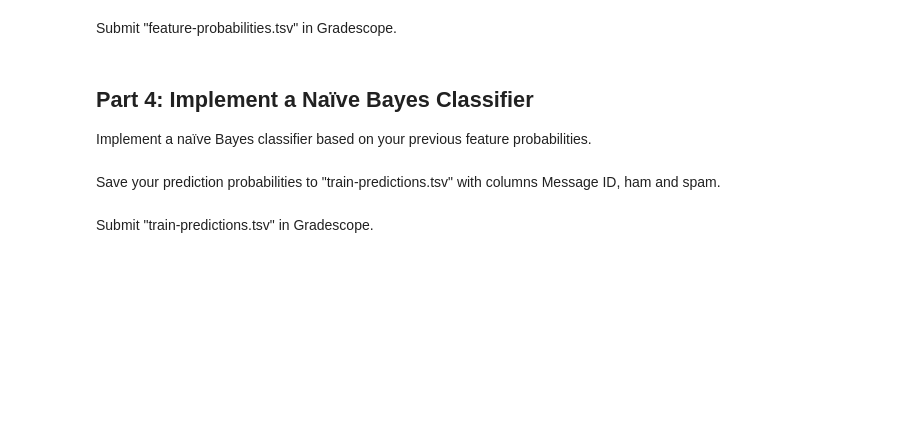
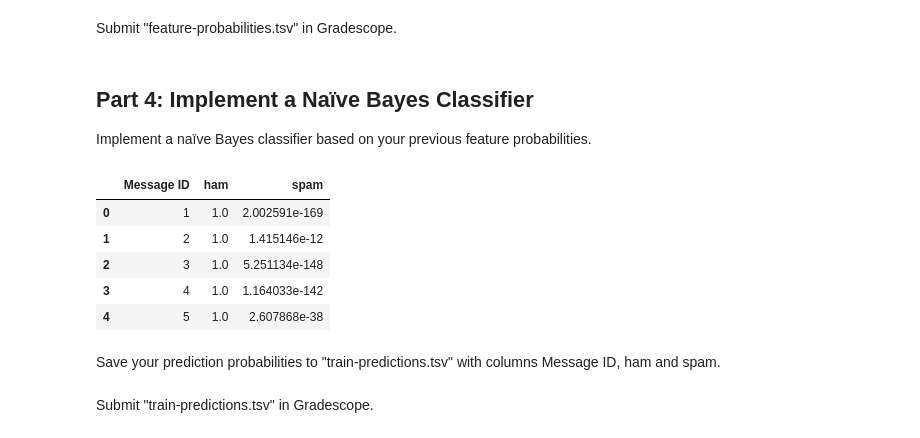
Before and after one commit to polinacsv/dx704-project-09, a Jupyter notebook: project.ipynb, the cells around one changed output. Saved outputs shown, nothing was run; the diff lists cells and outputs as text; code cells hidden in the pictures; blank space fills up the shorter version.

```diff
--- a/project.ipynb
+++ b/project.ipynb
@@ -160,3 +194,77 @@ Implement a naïve Bayes classifier based on your previous feature probabilities
+# %%
+# YOUR CHANGES HERE
+
+import pandas as pd
+import numpy as np
+import json
+from math import log, exp
+
+# --- Load pieces we already have
+train_feats = pd.read_csv("train-features.tsv", sep="\t")
+feature_probs = pd.read_csv("feature-probabilities.tsv", sep="\t")
+
+# Bring in labels from the original DataFrame
+train_labeled = train_feats.merge(
+    enron_spam_data[["Message ID", "Spam/Ham"]],
+    on="Message ID",
+    how="left"
+)
+
+# --- Build fast lookup dicts for P(word|class)
+ham_lp = {}   # log P(word|ham)
+spam_lp = {}  # log P(word|spam)
+for _, r in feature_probs.iterrows():
+    ham_lp[r["feature"]]  = np.log(r["ham_probability"])
+    spam_lp[r["feature"]] = np.log(r["spam_probability"])
+
+# --- Class priors from TRAINING messages
+n_ham  = (train_labeled["Spam/Ham"] == "ham").sum()
+n_spam = (train_labeled["Spam/Ham"] == "spam").sum()
+n_tot  = len(train_labeled)
+
+log_prior_ham  = np.log(n_ham / n_tot)
+log_prior_spam = np.log(n_spam / n_tot)
+
+# --- Naïve Bayes: log-likelihood per message
+def logsumexp(a, b):
+    """Two-term log-sum-exp for numerical stability."""
+    m = max(a, b)
+    return m + np.log(np.exp(a - m) + np.exp(b - m))
+
+rows = []
+for _, row in train_labeled.iterrows():
+    feats = json.loads(row["features_json"])  # {token: count}
+
+    # accumulate sum(count * log P(token|class))
+    ll_ham  = 0.0
+    ll_spam = 0.0
+    for tok, cnt in feats.items():
+        # Ignore tokens not in vocab (rare if features came from training set)
+        if tok in ham_lp:  ll_ham  += cnt * ham_lp[tok]
+        if tok in spam_lp: ll_spam += cnt * spam_lp[tok]
+
+    # add log-priors
+    logp_ham  = log_prior_ham  + ll_ham
+    logp_spam = log_prior_spam + ll_spam
+
+    # normalize to probabilities
+    denom = logsumexp(logp_ham, logp_spam)
+    p_ham  = np.exp(logp_ham  - denom)
+    p_spam = np.exp(logp_spam - denom)
+
+    rows.append((row["Message ID"], p_ham, p_spam))
+
+train_preds = pd.DataFrame(rows, columns=["Message ID", "ham", "spam"])
+train_preds.to_csv("train-predictions.tsv", sep="\t", index=False)
+
+train_preds.head()
+# %% [output]
+|  | Message ID | ham | spam |
+| 0 | 1 | 1.0 | 2.002591e-169 |
+| 1 | 2 | 1.0 | 1.415146e-12 |
+| 2 | 3 | 1.0 | 5.251134e-148 |
+| 3 | 4 | 1.0 | 1.164033e-142 |
+| 4 | 5 | 1.0 | 2.607868e-38 |
 # %% [markdown]
 Save your prediction probabilities to "train-predictions.tsv" with columns Message ID, ham and spam.
 # %%
```
Also changed, not shown: parts of 7 cells of this notebook, 4 other files.
